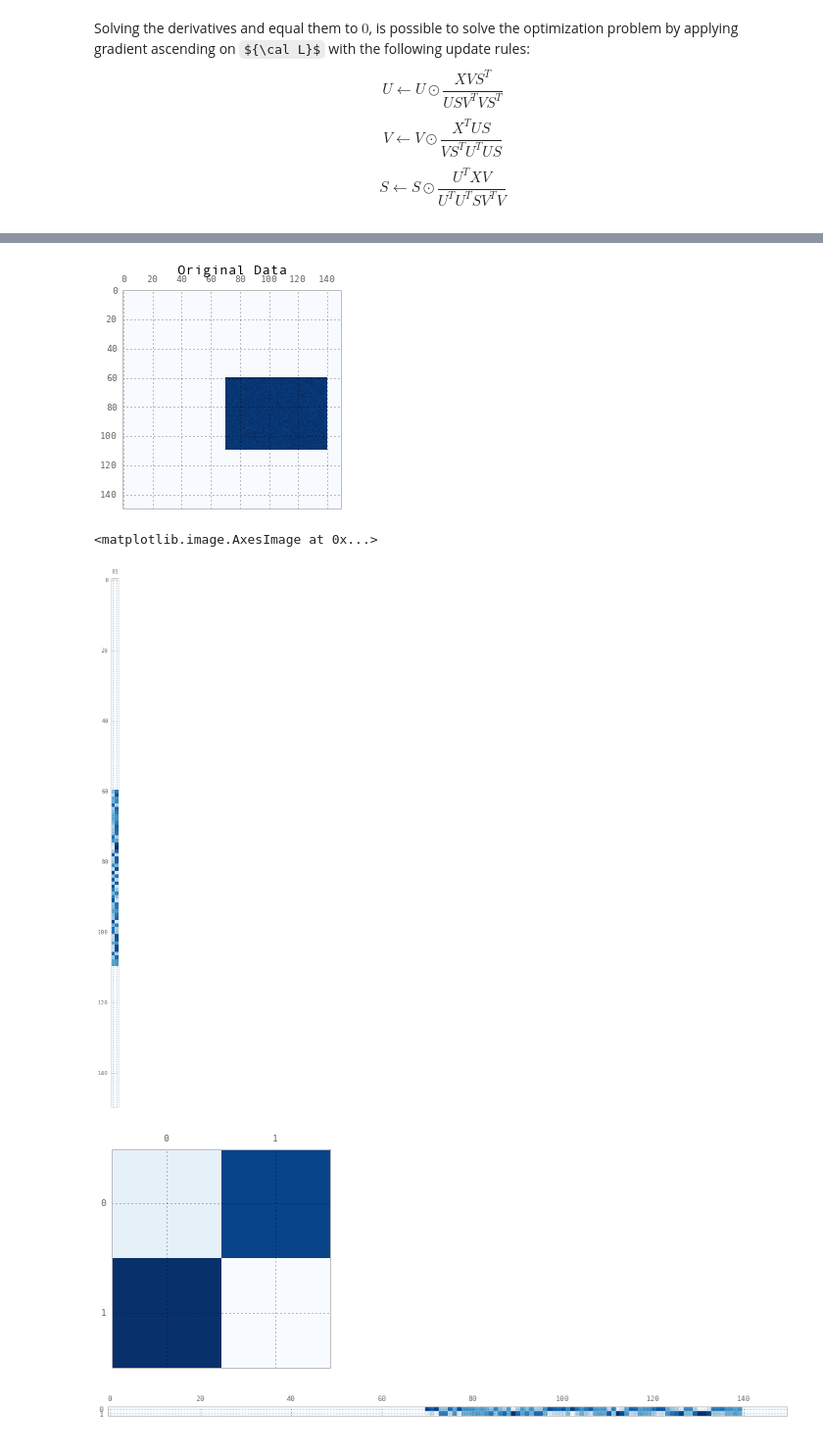
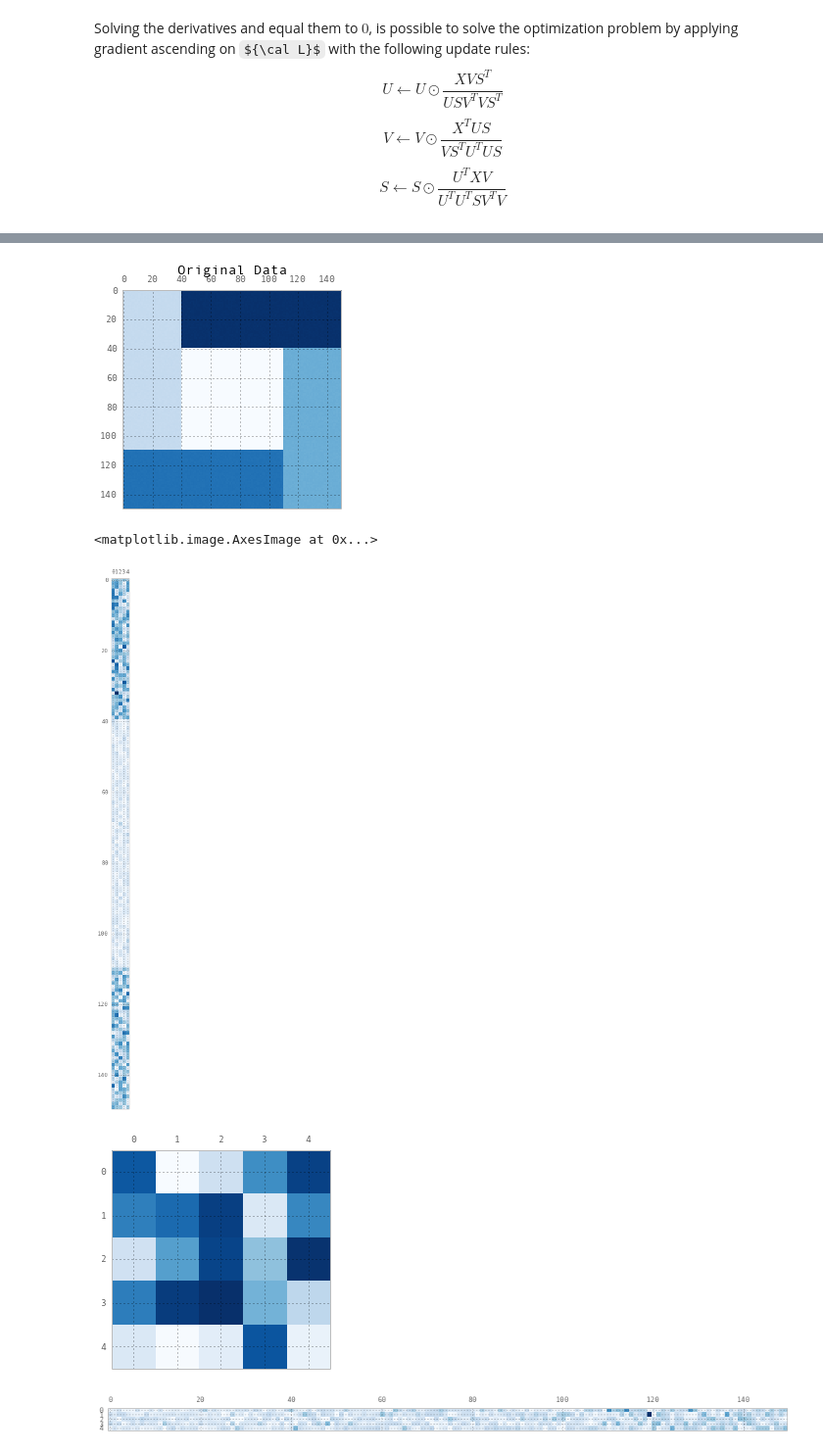
Before and after one commit to lucasbrunialti/biclustering-experiments, a Jupyter notebook: nmf.ipynb, the cells around one changed output, grey strips where cells are left out. Shown at 98% size. Cells and saved outputs as stored; diff of their text form; code cells hidden in the pictures; some formulas as TeX source.

```diff
--- a/nmf.ipynb
+++ b/nmf.ipynb
@@ -164,11 +195,11 @@ def nmtf(X, k, l, num_iter=1):
 
     n, m = X.shape
 
-    U = scale(np.random.rand(n,k))
-    S = scale(np.random.rand(k,l))
-    V = scale(np.random.rand(l,m))
+    U = (np.random.rand(n,k))
+    S = (np.random.rand(k,l))
+    V = (np.random.rand(l,m))
 
-    X_norm = scale(X)
+    X_norm = (X)
     for i in xrange(num_iter):
         U_delta = (X_norm.dot(V.T).dot(S.T)) / (U.dot(S).dot(V).dot(V.T).dot(S.T))
         U_new = np.multiply(U,U_delta)
@@ -194,21 +335,21 @@ def nmtf(X, k, l, num_iter=1):
 # %%
-plt.matshow(generate_dataset(option='a', noise=1.0, noise_background=False), cmap=plt.cm.Blues)
+plt.matshow(generate_dataset(option='g', noise=1.0, noise_background=False), cmap=plt.cm.Blues)
 plt.title("Original Data")
 plt.show()
 
-data = generate_dataset(option='a', noise=1.0, noise_background=False, shuffle=False)
+data = generate_dataset(option='g', noise=1.0, noise_background=False, shuffle=False)
 X = data
 
-U, S, V = nmtf(X,2,2)
+U, S, V = nmtf(X,5,5,num_iter=1)
 
 plt.matshow(U, cmap=plt.cm.Blues)
 plt.matshow(S, cmap=plt.cm.Blues)
 plt.matshow(V, cmap=plt.cm.Blues)
 
 plt.matshow(U.dot(S).dot(V), cmap=plt.cm.Blues)
 # %% [output]
-[figure, old version]
+[figure, new version]
 <matplotlib.image.AxesImage at 0x...>
-[figure, old version]
+[figure, new version]
-[figure, old version]
+[figure, new version]
-[figure, old version]
+[figure, new version]
```
Also changed, not shown: parts of 9 cells of this notebook.
